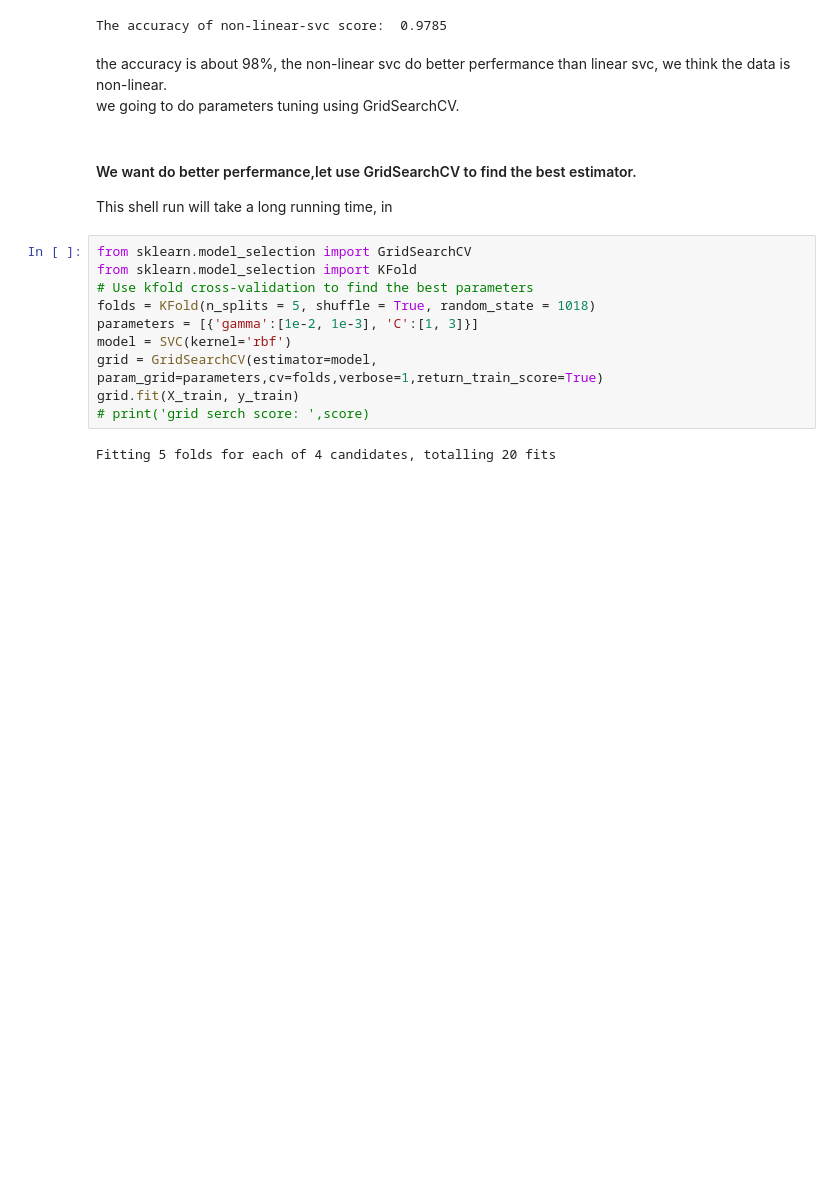
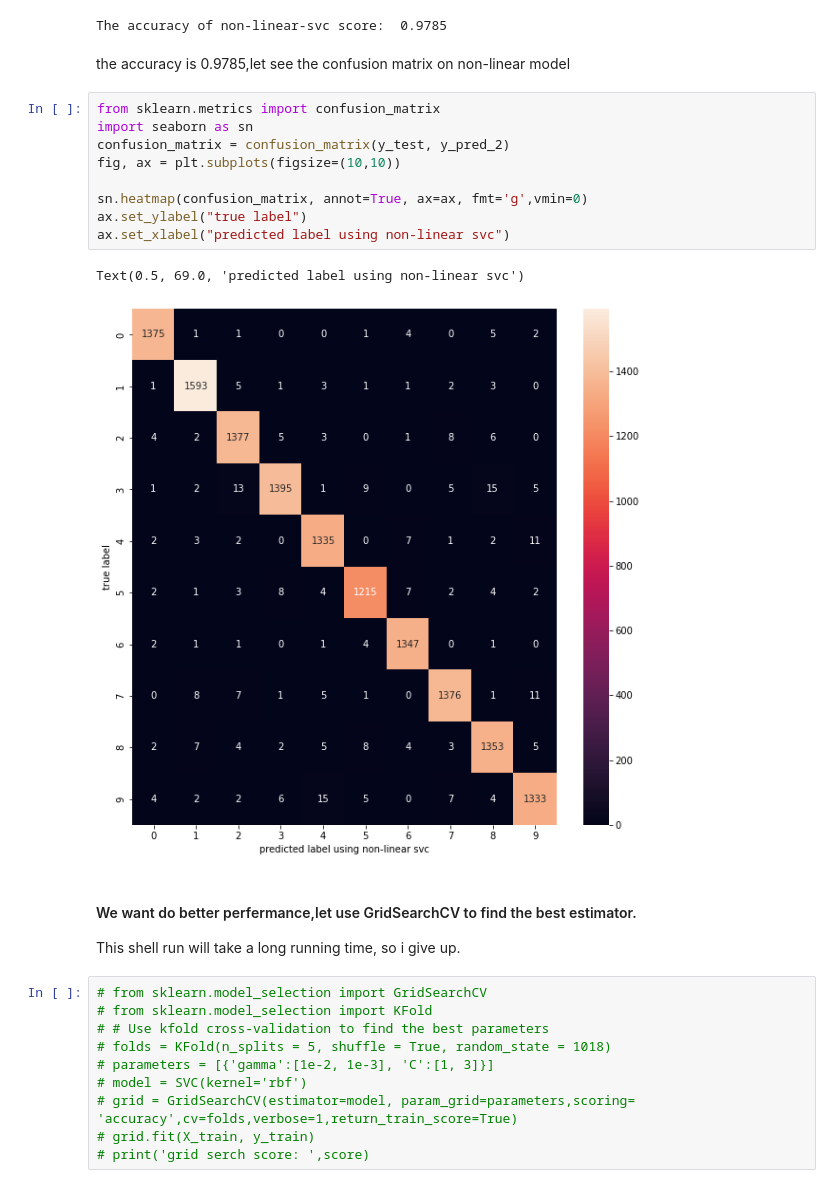
Before and after one commit to hylinux1024/ml-intro-final-project, a Jupyter notebook: ml_final_project_5509.ipynb, the cells around one changed output. Drawn from its saved outputs; the diff is of its cells as text; blank space fills up the shorter version.

```diff
--- a/ml_final_project_5509.ipynb
+++ b/ml_final_project_5509.ipynb
@@ -169,21 +169,30 @@ score = accuracy_score(y_test,y_pred_2)
 print('The accuracy of non-linear-svc score: ',score)
 # %% [output]
 The accuracy of non-linear-svc score:  0.9785
-# %% [markdown]
-the accuracy is about 98%, the non-linear svc do better perfermance than linear svc, we think the data is non-linear.
-we going to do parameters tuning using GridSearchCV.
+# %% [markdown]
+the accuracy is 0.9785,let see the confusion matrix on non-linear model
+# %%
+from sklearn.metrics import confusion_matrix
+import seaborn as sn
+confusion_matrix = confusion_matrix(y_test, y_pred_2)
+fig, ax = plt.subplots(figsize=(10,10))
+
+sn.heatmap(confusion_matrix, annot=True, ax=ax, fmt='g',vmin=0)
+ax.set_ylabel("true label")
+ax.set_xlabel("predicted label using non-linear svc")
+# %% [output]
+Text(0.5, 69.0, 'predicted label using non-linear svc')
+[figure, added]
 # %% [markdown]
 #### We want do better perfermance,let use GridSearchCV to find the best estimator.
-This shell run will take a long running time, in
+This shell run will take a long running time, so i give up.
 # %%
-from sklearn.model_selection import GridSearchCV
-from sklearn.model_selection import KFold
-# Use kfold cross-validation to find the best parameters
-folds = KFold(n_splits = 5, shuffle = True, random_state = 1018)
-parameters = [{'gamma':[1e-2, 1e-3], 'C':[1, 3]}]
-model = SVC(kernel='rbf')
-grid = GridSearchCV(estimator=model, param_grid=parameters,cv=folds,verbose=1,return_train_score=True)
-grid.fit(X_train, y_train)
+# from sklearn.model_selection import GridSearchCV
+# from sklearn.model_selection import KFold
+# # Use kfold cross-validation to find the best parameters
+# folds = KFold(n_splits = 5, shuffle = True, random_state = 1018)
+# parameters = [{'gamma':[1e-2, 1e-3], 'C':[1, 3]}]
+# model = SVC(kernel='rbf')
+# grid = GridSearchCV(estimator=model, param_grid=parameters,scoring= 'accuracy',cv=folds,verbose=1,return_train_score=True)
+# grid.fit(X_train, y_train)
 # print('grid serch score: ',score)
-# %% [output]
-Fitting 5 folds for each of 4 candidates, totalling 20 fits
```
Also changed, not shown: parts of 2 cells of this notebook.
